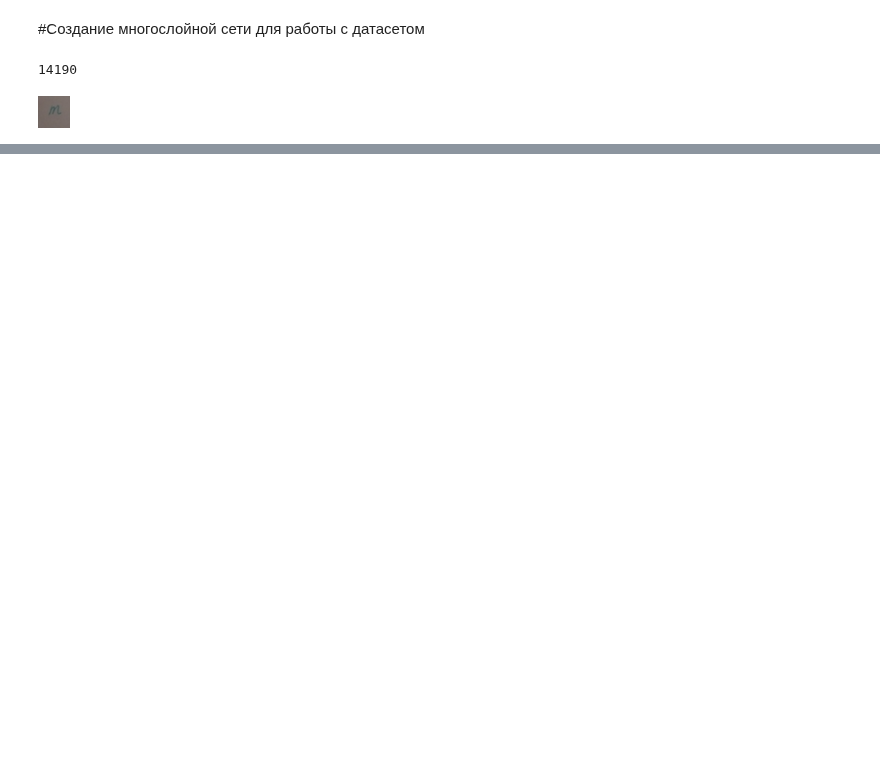
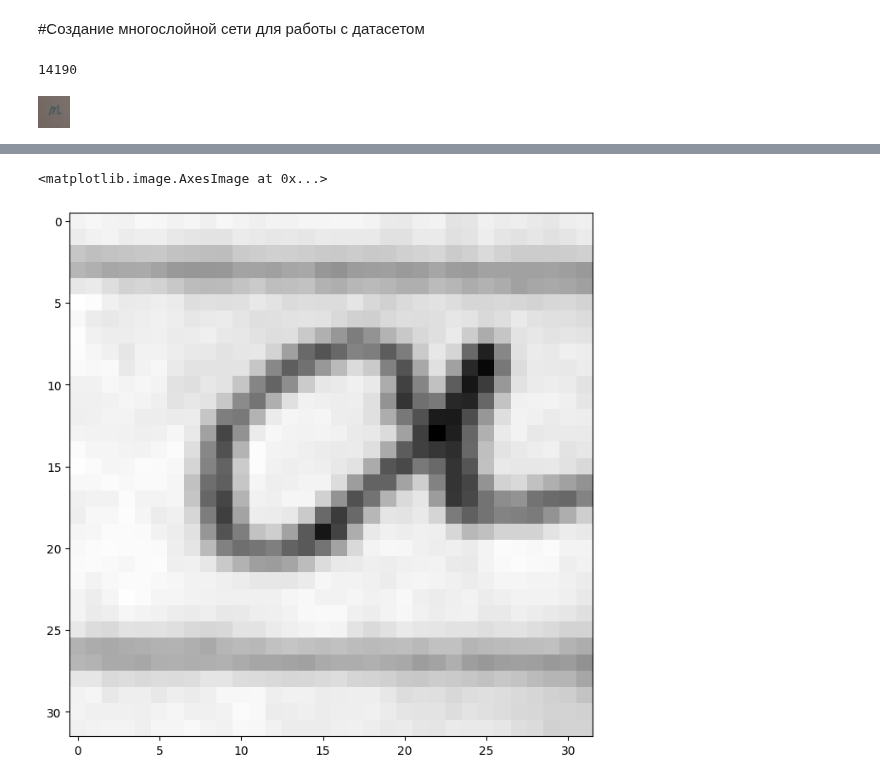
Before and after one commit to MorozovDesu/neural_network_technologies, a Jupyter notebook: 2_Лаба_Нейросетевые_технологии_.ipynb, the cells around one changed output, grey strips where cells are left out. Saved outputs shown, nothing was run; the diff lists cells and outputs as text; code cells hidden in the pictures; blank space fills up the shorter version.

```diff
--- a/2_Лаба_Нейросетевые_технологии_.ipynb
+++ b/2_Лаба_Нейросетевые_технологии_.ipynb
@@ -235,0 +331,5 @@ g = sns.countplot(targets)
+# %%
+plt.imshow(X_grey[0], cmap=plt.get_cmap("gray"))
+# %% [output]
+<matplotlib.image.AxesImage at 0x...>
+[figure, added]
```
Also changed, not shown: parts of 22 cells of this notebook.
